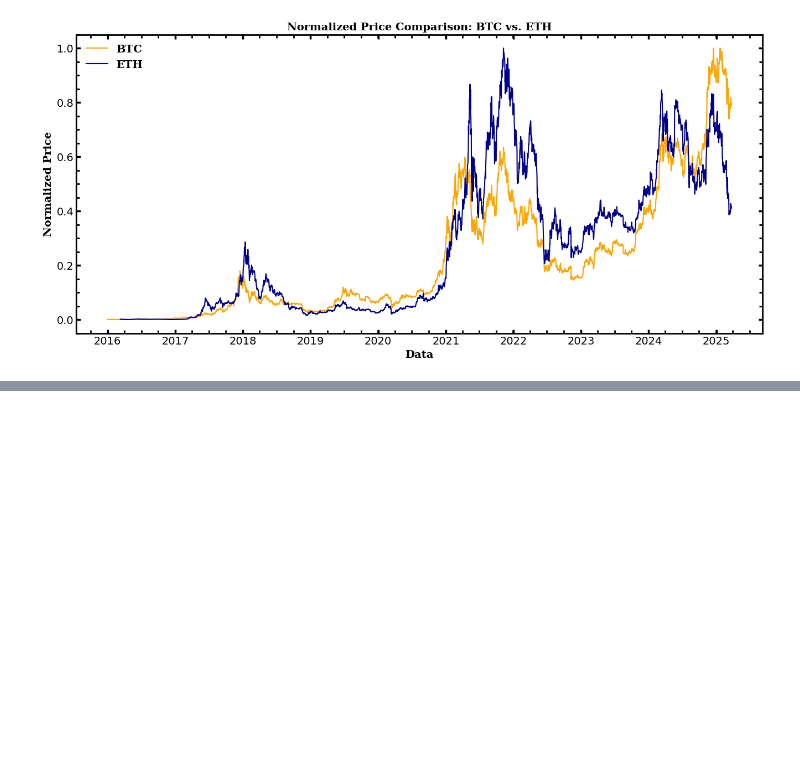
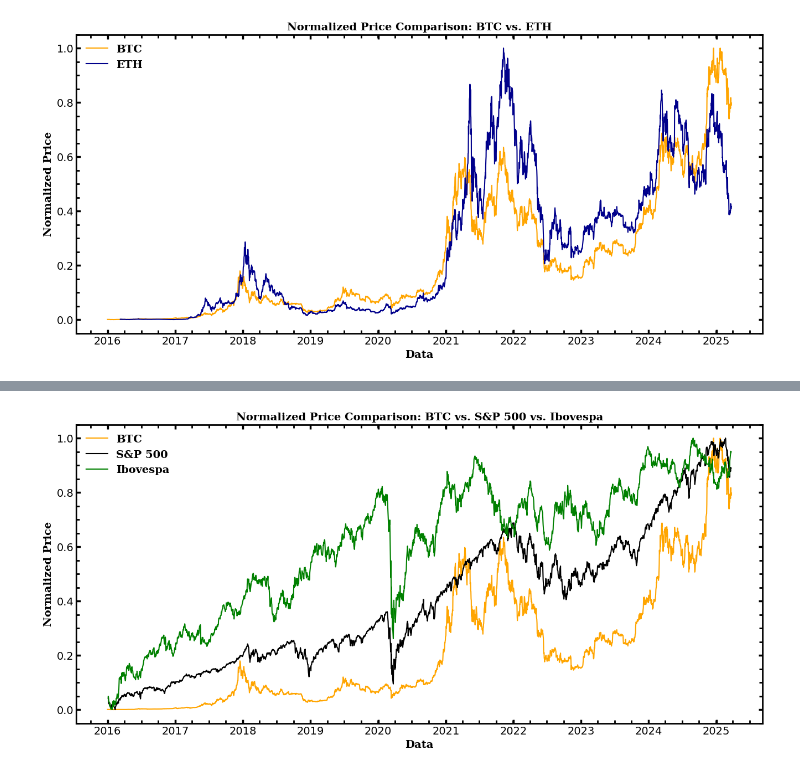
Before and after one commit to FernandoLimaFilho/Normalized-Price-Comparison-BTC-ETH-XRP-ADA, a Jupyter notebook: Cripto.ipynb, the cells around one changed output, grey strips where cells are left out. Saved outputs shown, nothing was run; the diff lists cells and outputs as text; code cells hidden in the pictures; blank space fills up the shorter version.

```diff
--- a/Cripto.ipynb
+++ b/Cripto.ipynb
@@ -692,0 +803,11 @@ plt.show()
+# %%
+Data_BOVA = pd.read_csv("/content/Bovespa Historical Data.csv")
+# %%
+Data_BOVA["Date"] = pd.to_datetime(Data_BOVA["Date"], format="%m/%d/%Y")
+# %%
+Data_BOVA["Price"] = Data_BOVA["Price"].str.replace(",", "")
+Data_BOVA["Price"] = Data_BOVA.Price.astype(float)
+# %%
+Data_BOVA["Price"] = Data_BOVA["Price"].values.reshape(-1, 1)
+Data_BOVA["Price"] = Norm.fit_transform(Data_BOVA[["Price"]])
+Data_BOVA
@@ -692,0 +828,69 @@ plt.show()
+# %%
+"""
+Criação da primeira fonte de texto para colocar como fonte dos labels
+"""
+font1 = {"family": "serif", "weight": "bold", "color": "black", "size": 14}
+"""
+Criação da segunda fonte de texto para colocar como fonte da legenda
+"""
+font2 = FontProperties(family = "serif",
+                       weight = "bold",
+                       size = 14)
+"""
+Cria um "lugar" com size (9, 7) para alocar a figura
+"""
+fig, axs = plt.subplots(figsize = (16, 7))
+"""
+Plota um scatter entre o total de casos (cumulativo) e total de mortes (cumulativo)
+"""
+axs.plot(Data_BTC["Date"], Data_BTC["Price"], color = "orange")
+axs.plot(Data_SEP500["Date"], Data_SEP500["Price"], color = "black")
+axs.plot(Data_BOVA["Date"], Data_BOVA["Price"], color = "green")
+axs.grid(False)
+"""
+Definindo a "grossura" e a cor do eixos
+"""
+for axis in ["left", "right", "top", "bottom"]:
+    axs.spines[axis].set_linewidth(2)
+    axs.spines[axis].set_color("black")
+"""
+Trabalha com os ticks do gráfico
+"""
+axs.xaxis.set_minor_locator(AutoMinorLocator())
+axs.yaxis.set_minor_locator(AutoMinorLocator())
+axs.tick_params(axis = "both", direction = "in", labelcolor = "black", labelsize = 14, left = True, bottom = True, top = True, right = True)
+axs.tick_params(which = "major", direction = "in", color = "black", length = 5.4, width = 2.5, left = True, bottom = True, top = True, right = True)
+axs.tick_params(which = "minor", direction = "in", color = "black", length=4, width = 2, left = True, bottom = True, top = True, right = True)
+"""
+Descrição para cada eixo
+"""
+axs.set_xlabel("Data", fontdict = font1)
+axs.set_ylabel("Normalized Price", fontdict = font1)
+"""
+plt.rcParams["axes.labelweight"] = "bold" mostra em negrito os números nos eixos.
+"""
+plt.rcParams["axes.labelweight"] = "bold"
+"""
+Definindo um fundo branco para a imagem
+"""
+fig.patch.set_facecolor("white")
+Cor_fundo = plt.gca()
+Cor_fundo.set_facecolor("white")
+Cor_fundo.patch.set_alpha(1)
+"""
+Título
+"""
+plt.title("Normalized Price Comparison: BTC vs. S&P 500 vs. Ibovespa", fontdict=font1)
+"""
+Mostrar o gráfico
+"""
+"""
+Legenda
+"""
+plt.legend(["BTC", "S&P 500", "Ibovespa"], prop = font2, frameon=False)
+"""
+Mostrar o gráfico
+"""
+plt.show()
+# %% [output]
+[figure, added]
```
Also changed, not shown: parts of 10 cells of this notebook.
